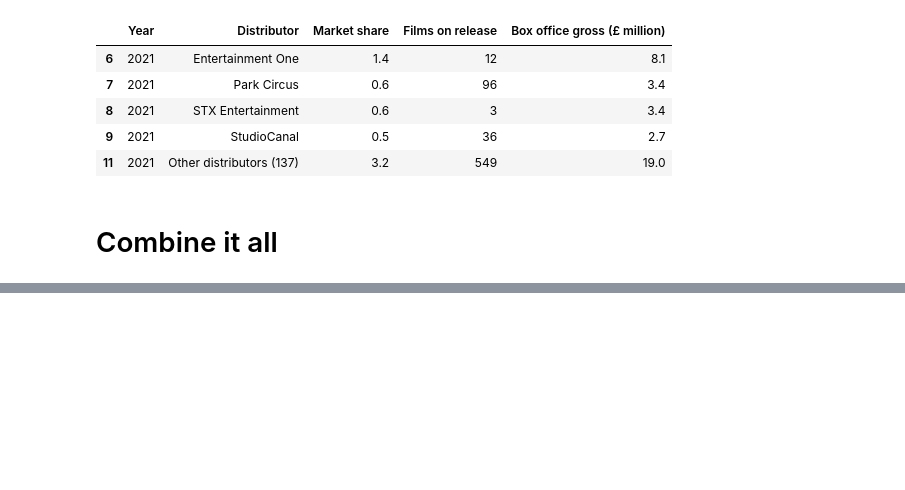
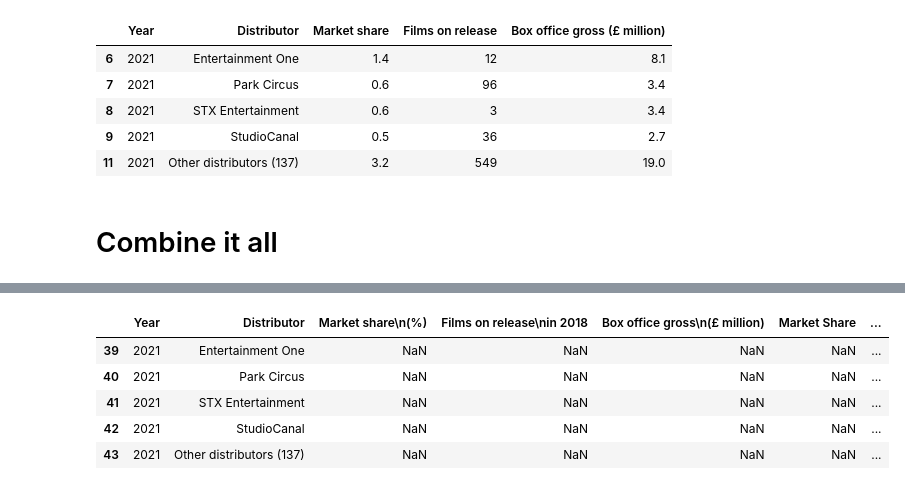
Before and after one commit to AJ-Horch/grounded_data_analyst, a Jupyter notebook: covidmoviesclean.ipynb, the cells around one changed output, grey strips where cells are left out. Saved outputs shown, nothing was run; the diff lists cells and outputs as text; code cells hidden in the pictures; blank space fills up the shorter version.

```diff
--- a/covidmoviesclean.ipynb
+++ b/covidmoviesclean.ipynb
@@ -757,0 +833,9 @@ distributors_2021.tail()
+# %%
+distributors.tail()
+# %% [output]
+|  | Year | Distributor | Market share\n(%) | Films on release\nin 2018 | Box office gross\n(£ million) | Market Share | ... |
+| 39 | 2021 | Entertainment One | NaN | NaN | NaN | NaN | ... |
+| 40 | 2021 | Park Circus | NaN | NaN | NaN | NaN | ... |
+| 41 | 2021 | STX Entertainment | NaN | NaN | NaN | NaN | ... |
+| 42 | 2021 | StudioCanal | NaN | NaN | NaN | NaN | ... |
+| 43 | 2021 | Other distributors (137) | NaN | NaN | NaN | NaN | ... |
```
Also changed, not shown: parts of 15 cells of this notebook.
